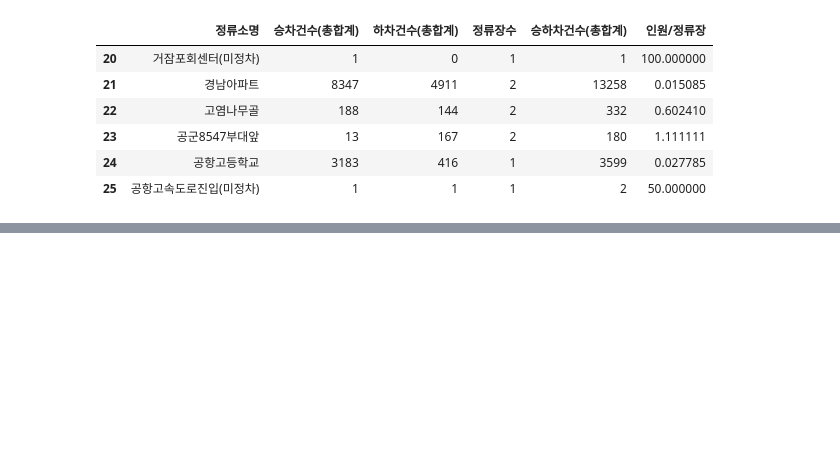
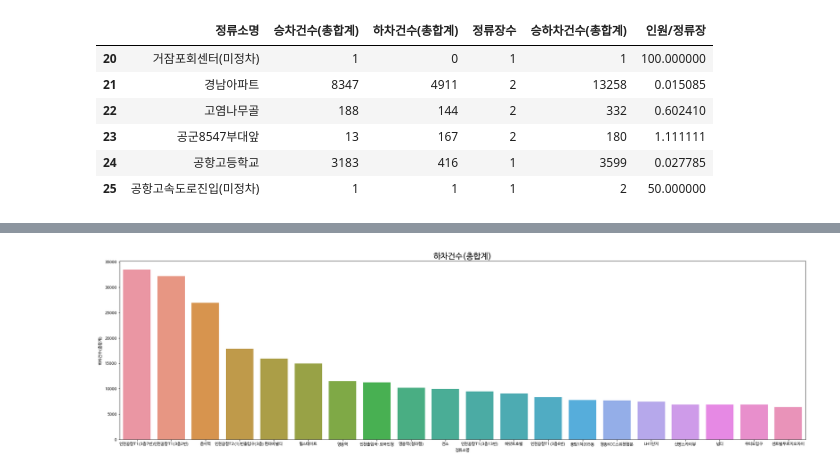
Before and after one commit to JJungEEun/Optimization-_of_DemandResponseBus_Routes, a Jupyter notebook: 정류장접근성및분포정도확인.ipynb, the cells around one changed output, grey strips where cells are left out. Cells and saved outputs as stored; diff of their text form; code cells hidden in the pictures; blank space fills up the shorter version.

```diff
--- a/정류장접근성및분포정도확인.ipynb
+++ b/정류장접근성및분포정도확인.ipynb
@@ -144,0 +214,10 @@ Name: 승하차건수(총합계), dtype: int64
+# %%
+import seaborn as sns
+
+plt.figure(figsize = (30,8))
+p = sns.barplot(x="정류소명", y="하차건수(총합계)", data=sss.sort_values('하차건수(총합계)', ascending=False)[:20])
+p.set_title("하차건수(총합계)", fontsize=20)
+
+plt.show()
+# %% [output]
+[figure, added]
```
Also changed, not shown: parts of 14 cells of this notebook.
